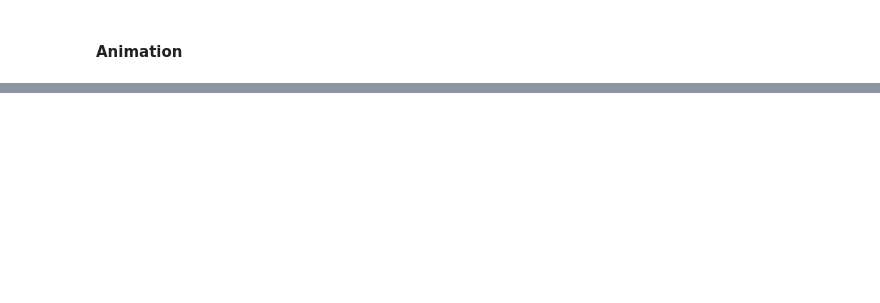
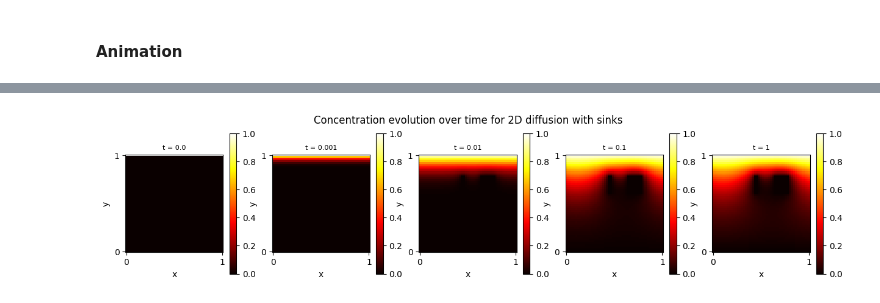
Before and after one commit to shreyaraghavendra/scientific-computing-group2, a Jupyter notebook: set1.ipynb, the cells around one changed output, grey strips where cells are left out. Drawn from its saved outputs; the diff is of its cells as text; code cells hidden in the pictures; blank space fills up the shorter version.

```diff
--- a/set1.ipynb
+++ b/set1.ipynb
@@ -229,0 +269,31 @@ Animation saved as diffusion.gif
+# %%
+# define the parameters
+D = 1
+L = 1
+T = 1
+# need to experiment with the time step and space step to get a stable solution.
+dt = 0.0001
+N = 50
+dx = L/N
+x_0 = np.zeros((N+1, N+1), dtype=float)
+x_0[:, -1] = 1
+sinks = [((22,24),(30,40),0.4),((32,40),(30,40),0.8)]
+
+x = simulate_2D_diffusion_with_sinks(D, L, T, dt, dx, x_0,sinks)
+
+# Plotting
+fig, ax = plt.subplots(nrows=1, ncols=5,figsize=(15, 3))
+for i,t in enumerate([0.0, 0.001, 0.01, 0.1, 1]):
+    im = ax[i].imshow(x[:,:,int(t/dt)].T, cmap='hot', interpolation='nearest', origin='lower')
+    fig.colorbar(im, ax=ax[i])
+    #fig.colorbar(im, ax=ax[i], label='Concentration'
+    ax[i].set_xlabel('x')
+    ax[i].set_ylabel('y')
+    ax[i].set_xticks([0, N], ['0', str(L)])
+    ax[i].set_yticks([0, N], ['0', str(L)])
+    ax[i].set_title('t = {}'.format(t), fontsize=8)
+
+fig.suptitle('Concentration evolution over time for 2D diffusion with sinks', fontsize=12)
+plt.show()
+# %% [output]
+[figure, added]
```
Also changed, not shown: parts of 8 cells of this notebook.
